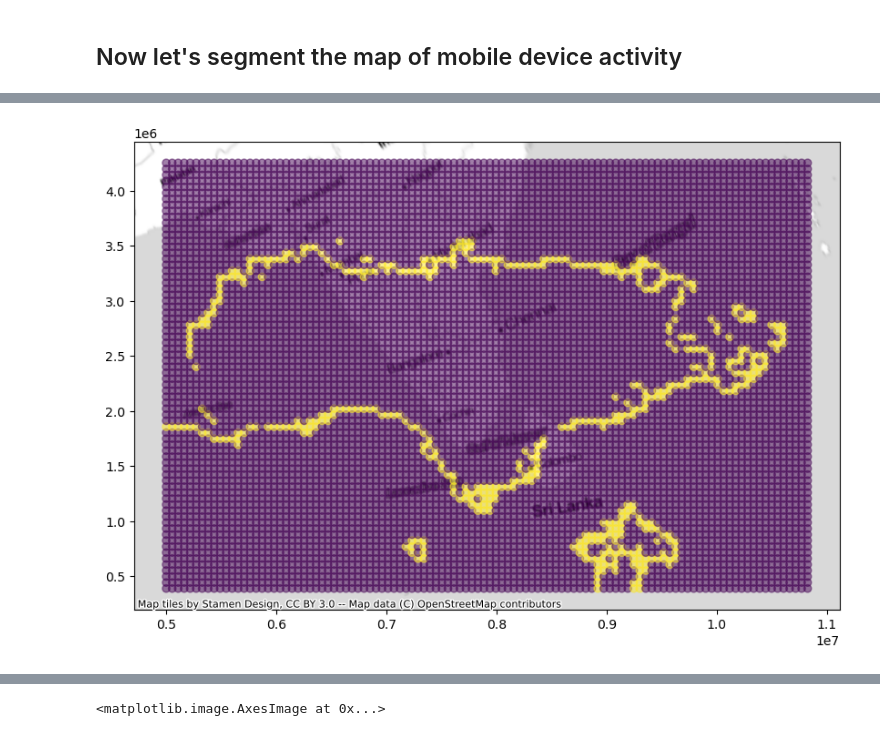
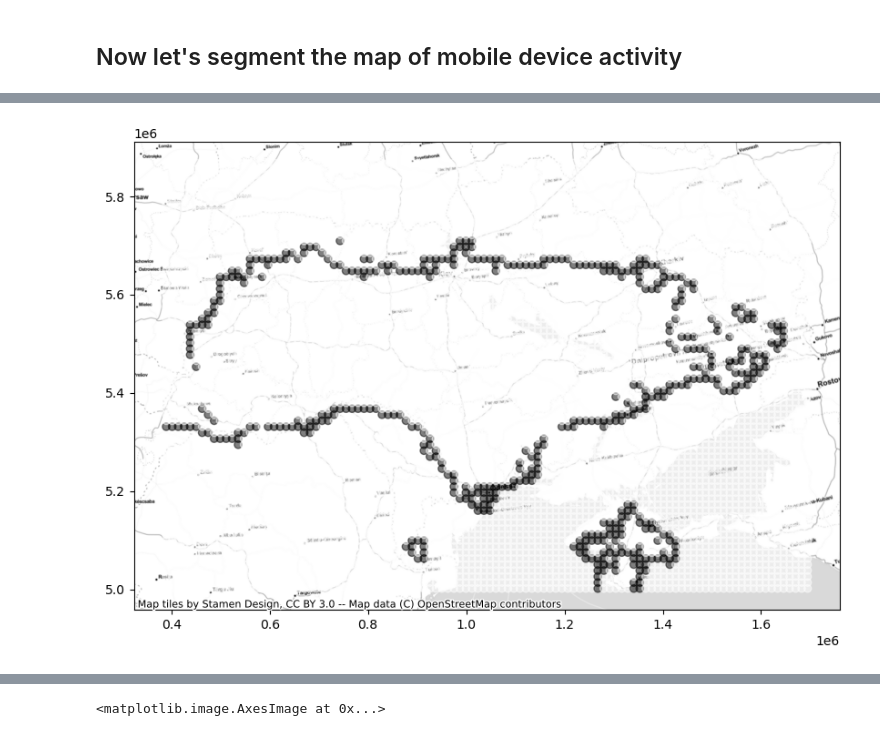
Before and after one commit to Davidvandijcke/fdr, a Jupyter notebook: src/analysis/frontline.ipynb, the cells around one changed output, grey strips where cells are left out. Drawn from its saved outputs; the diff is of its cells as text; code cells hidden in the pictures.

```diff
--- a/src/analysis/frontline.ipynb
+++ b/src/analysis/frontline.ipynb
@@ -108,12 +75,17 @@ array([[list([array([0., 0.]), array([0.        , 0.00759079]), array([0.0075907
+# %%
+xmin = np.min(model.X_raw, axis=0)
+xmax = np.max(model.X_raw - xmin)
+X_coord = model.grid_x * xmax +  np.flip(xmin)
 # %%
 X_coord = X_coord.reshape(-1, X_coord.shape[-1])
 Y_coord = u.flatten()
 # %%
 u_gdf = gpd.GeoDataFrame(np.stack([Y_coord, J_grid.flatten()]).T, geometry=gpd.points_from_xy(X_coord[:,0], X_coord[:,1]), crs = grid.crs, columns=['u', 'J_grid'])
+u_gdf.loc[u_gdf['J_grid'] == 0, 'J_grid'] = np.nan
 # %%
 import contextily as ctx
 fig, ax =  plt.subplots(figsize=(10,10))
-u_gdf.plot(column="J_grid", ax=ax, alpha=0.5)
+u_gdf.plot(column = "J_grid", cmap = "binary", ax=ax, alpha=0.5)
 ctx.add_basemap(ax, crs=u_gdf.crs.to_string(), source=ctx.providers.Stamen.TonerLite)
 # %% [output]
-[figure, old version]
+[figure, new version]
```
Also changed, not shown: parts of 22 cells of this notebook, 1 other file.
